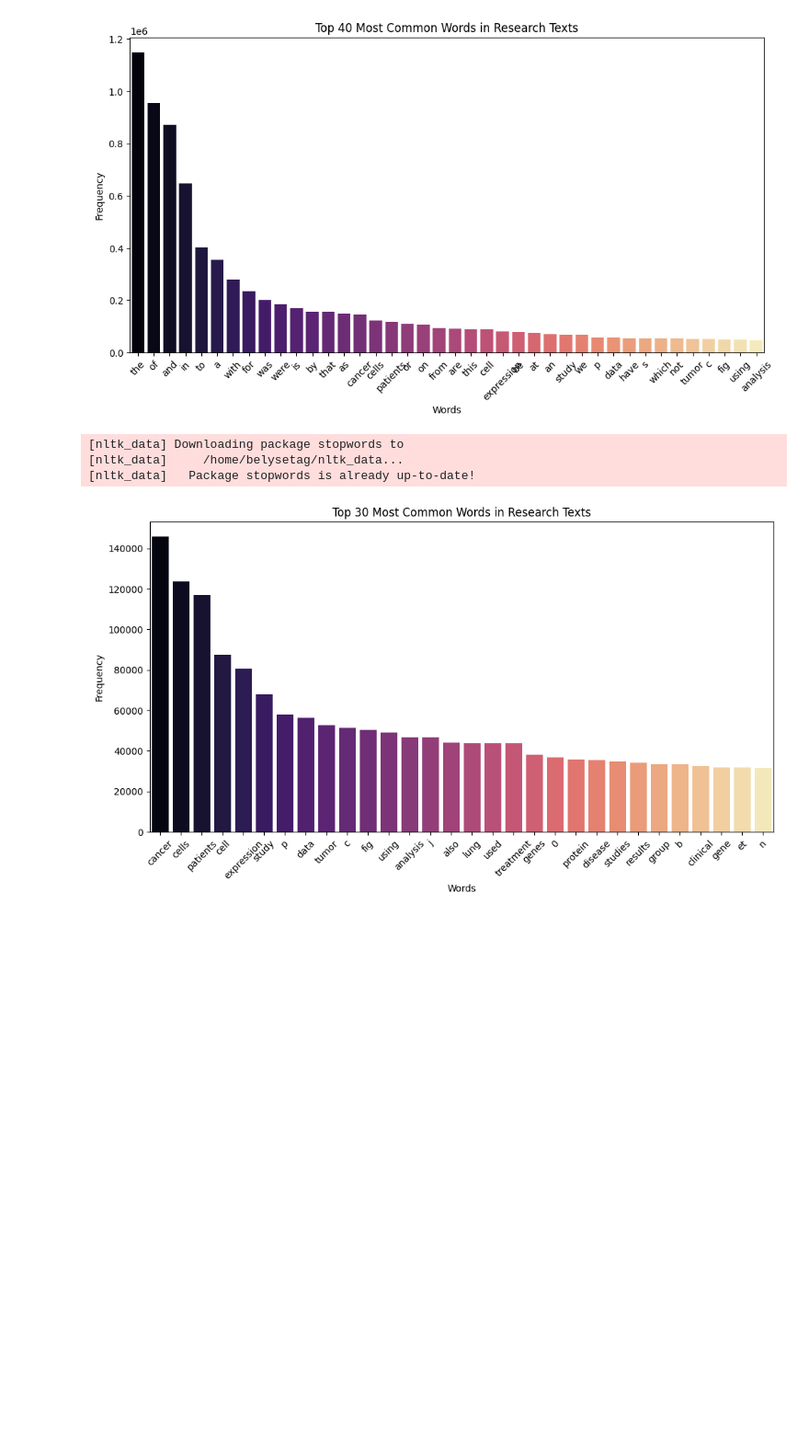
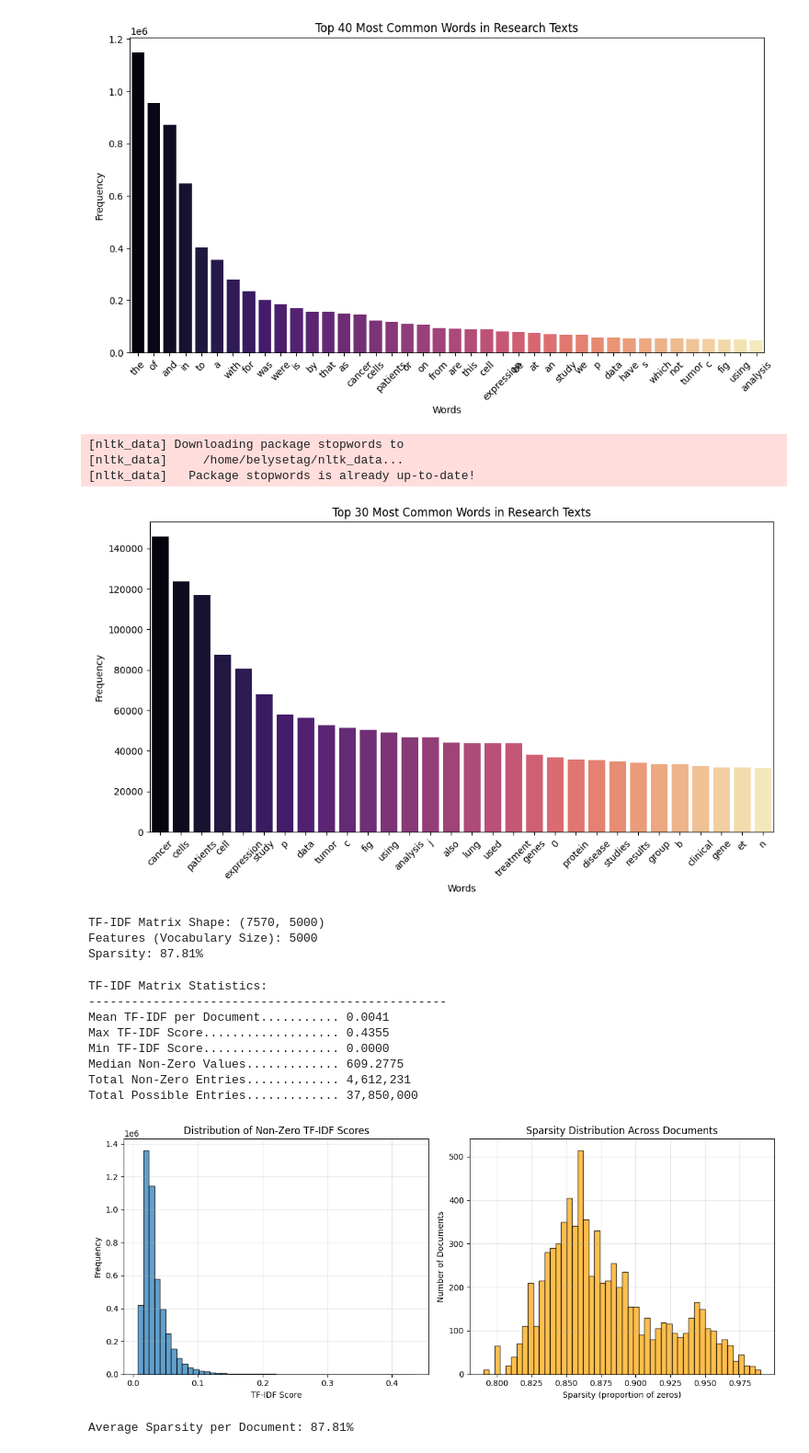
Before and after one commit to Best-Verie/text-classification-nlp, a Jupyter notebook: scripts/data_preprocessing.ipynb, the cells around one changed output. Shown at 92% size. Drawn from its saved outputs; the diff is of its cells as text; code cells hidden in the pictures; blank space fills up the shorter version.

Commit message:
Data preprocessing with TF IDF

```diff
--- a/scripts/data_preprocessing.ipynb
+++ b/scripts/data_preprocessing.ipynb
@@ -257,3 +262,79 @@ plt.xticks(rotation=45)
 plt.show()
 # %% [output]
 [figure]
+# %%
+# TF-IDF Vectorization
+from sklearn.feature_extraction.text import TfidfVectorizer
+
+# Initialize TF-IDF Vectorizer with optimized parameters
+tfidf_vectorizer = TfidfVectorizer(
+    max_features=5000,           # Limit to top 5000 features to avoid high dimensionality
+    min_df=2,                    # Ignore terms appearing in fewer than 2 documents
+    max_df=0.8,                  # Ignore terms appearing in more than 80% of documents
+    ngram_range=(1, 2),          # Use unigrams and bigrams (e.g., "lung cancer")
+    sublinear_tf=True,           # Apply sublinear TF scaling
+    lowercase=True               # Already done, but ensures consistency
+)
+
+# Fit and transform the research texts
+tfidf_matrix = tfidf_vectorizer.fit_transform(df['Research_Text'])
+
+print(f"TF-IDF Matrix Shape: {tfidf_matrix.shape}")
+print(f"Features (Vocabulary Size): {len(tfidf_vectorizer.get_feature_names_out())}")
+print(f"Sparsity: {1.0 - (tfidf_matrix.nnz / (tfidf_matrix.shape[0] * tfidf_matrix.shape[1])):.2%}")
+# %% [output]
+TF-IDF Matrix Shape: (7570, 5000)
+Features (Vocabulary Size): 5000
+Sparsity: 87.81%
+# %%
+# Visualize TF-IDF Distribution Statistics
+tfidf_stats = {
+    'Mean TF-IDF per Document': tfidf_matrix.mean(axis=1).A1.mean(),
+    'Max TF-IDF Score': tfidf_matrix.max(),
+    'Min TF-IDF Score': tfidf_matrix.min(),
+    'Median Non-Zero Values': np.median(tfidf_matrix.nnz / tfidf_matrix.shape[0]),
+    'Total Non-Zero Entries': tfidf_matrix.nnz,
+    'Total Possible Entries': tfidf_matrix.shape[0] * tfidf_matrix.shape[1]
+}
+
+print("\nTF-IDF Matrix Statistics:")
+print("-" * 50)
+for stat_name, stat_value in tfidf_stats.items():
+    if isinstance(stat_value, float):
+        print(f"{stat_name:.<35} {stat_value:.4f}")
+    else:
+        print(f"{stat_name:.<35} {stat_value:,}")
+
+# Visualize TF-IDF scores distribution
+plt.figure(figsize=(12, 5))
+
+plt.subplot(1, 2, 1)
+plt.hist(tfidf_matrix.data, bins=50, edgecolor='black', alpha=0.7)
+plt.title('Distribution of Non-Zero TF-IDF Scores')
+plt.xlabel('TF-IDF Score')
+plt.ylabel('Frequency')
+plt.grid(True, alpha=0.3)
+
+plt.subplot(1, 2, 2)
+sparsity_per_doc = 1 - (tfidf_matrix.getnnz(axis=1) / tfidf_matrix.shape[1])
+plt.hist(sparsity_per_doc, bins=50, edgecolor='black', alpha=0.7, color='orange')
+plt.title('Sparsity Distribution Across Documents')
+plt.xlabel('Sparsity (proportion of zeros)')
+plt.ylabel('Number of Documents')
+plt.grid(True, alpha=0.3)
+
+plt.tight_layout()
+plt.show()
+
+print(f"\nAverage Sparsity per Document: {sparsity_per_doc.mean():.2%}")
+# %% [output]
+TF-IDF Matrix Statistics:
+--------------------------------------------------
+Mean TF-IDF per Document........... 0.0041
+Max TF-IDF Score................... 0.4355
+Min TF-IDF Score................... 0.0000
+Median Non-Zero Values............. 609.2775
+Total Non-Zero Entries............. 4,612,231
+Total Possible Entries............. 37,850,000
+[figure, added]
+Average Sparsity per Document: 87.81%
```
Also changed, not shown: parts of 2 cells of this notebook.
